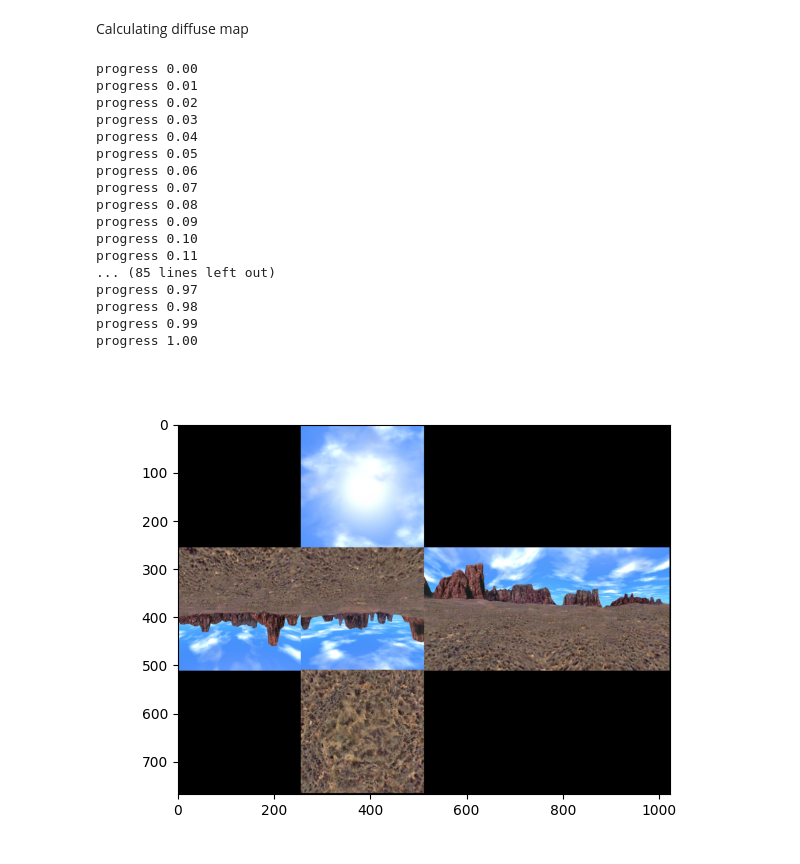
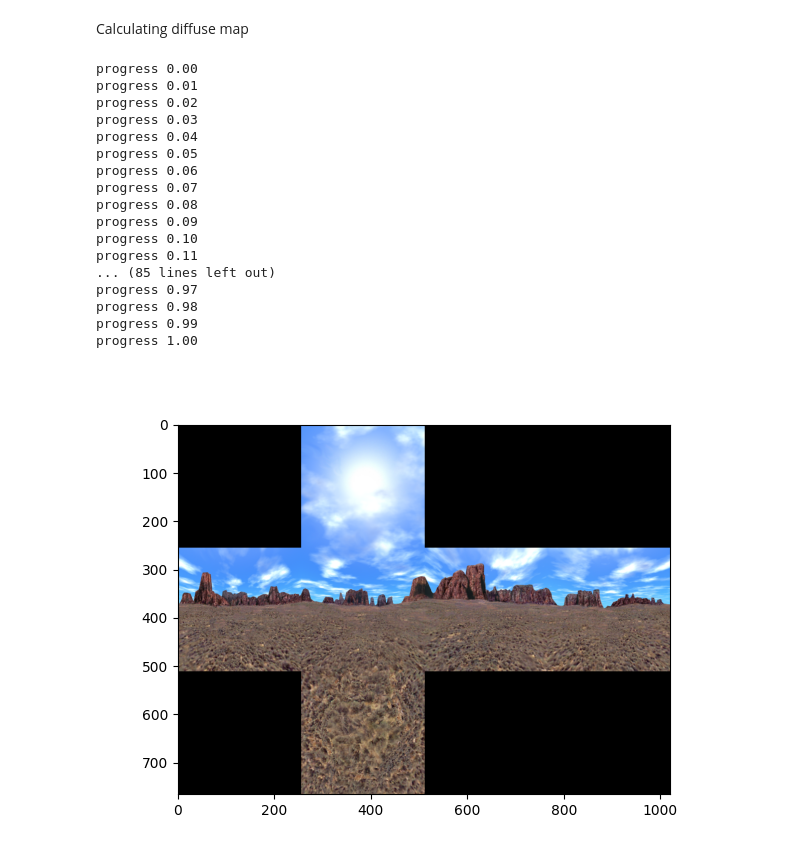
Before and after one commit to carlesmatoses/diffuse-specular-radiance-map, a Jupyter notebook: diffuse_map.ipynb, the cells around one changed output. Saved outputs shown, nothing was run; the diff lists cells and outputs as text; code cells hidden in the pictures.

```diff
--- a/diffuse_map.ipynb
+++ b/diffuse_map.ipynb
@@ -134,8 +134,8 @@ class CubeMap():
 
         # Map the texture coordinates to pixel coordinates within the image
         image_width, image_height = self.resolution[:2]  # Assuming all images have the same size
-        pixel_u = int(u * (image_width - 1))
-        pixel_v = int(v * (image_height - 1))
+        pixel_u = int(u * (image_width))
+        pixel_v = int(v * (image_height))
 
         # Return the pixel coordinates and the image
         return pixel_u, pixel_v, face_index
@@ -154,7 +154,7 @@ class CubeMap():
         elif face == 4:  # +Z face
             return np.array([u, -v, 1])
         elif face == 5:  # -Z face
-            return np.array([-u, -v, -1])
+            return np.array([u, v, -1])
 
     def _get_color(self,x:int,y:int,f:int):
         f = self.id_tag[f]
@@ -296,7 +296,7 @@ cubemap_instance.plot()
 ### Vectors
 We now are capable of obtaining the normals that represent the pixels of the cube to make operations on them
 # %%
-x, y, face = 20, 20, 4 # Example pixel coordinates and face
+x, y, face = 255, 255, 3# Example pixel coordinates and face
 
 # Obtain normal
 normal = cubemap_instance._pixel_to_normal(x, y, face)
@@ -368,7 +368,7 @@ Calculating diffuse map
 fig = plt.figure()
 ax = fig.add_subplot(111)
 w,h,c=cubemap_instance.resolution
-img = np.zeros((w*3,h*4,3))
+img = np.zeros((w*3-2,h*4-3,3))
 prev_prg = ""
 
 for f in range(6):
@@ -380,14 +380,14 @@ for f in range(6):
             # get normal to calculate hemisphere
             n = cubemap_instance._pixel_to_normal(x,y,f)
             # hemisphere
-            normal_list = cubemap_instance._random_radiance_normal(n,1)
+            normal_list = cubemap_instance._random_radiance_normal(n,20)
             # influencia en el nuevo color?
             for reflacted in normal_list.T:
                 reflacted_pix = cubemap_instance._normal_to_pixel(n)
                 # reflacted_pix = cubemap_instance._normal_to_pixel(reflacted)
                 reflacted_col = cubemap_instance._get_color(*reflacted_pix)
                 dot_product = np.dot(n/np.linalg.norm(n), reflacted/np.linalg.norm(reflacted))
-                original_color = reflacted_col #reflacted_col*dot_product + original_color*(1-dot_product)
+                original_color = reflacted_col*dot_product + original_color*(1-dot_product)
 
             # Storing on image
             if f==0:
@@ -401,31 +401,31 @@ for f in range(6):
             if f==4:
                 img[y,x+w-1]=original_color
             if f==5:
                 img[y+2*h-2,x+w-1]=original_color
 
         prg = "progress {:.2f}".format(((cubemap_instance.resolution[0]*f + x) / (6*cubemap_instance.resolution[0])))
         if prev_prg!=prg:
             print(prg)
             prev_prg=prg
 
 ax.imshow(img)
 plt.show()
 # %% [output]
 progress 0.00
 progress 0.01
 progress 0.02
 progress 0.03
 progress 0.04
 progress 0.05
 progress 0.06
 progress 0.07
 progress 0.08
 progress 0.09
 progress 0.10
 progress 0.11
 ... (85 lines left out)
 progress 0.97
 progress 0.98
 progress 0.99
 progress 1.00
-[figure, old version]
+[figure, new version]
```
Also changed, not shown: parts of 2 cells of this notebook.
